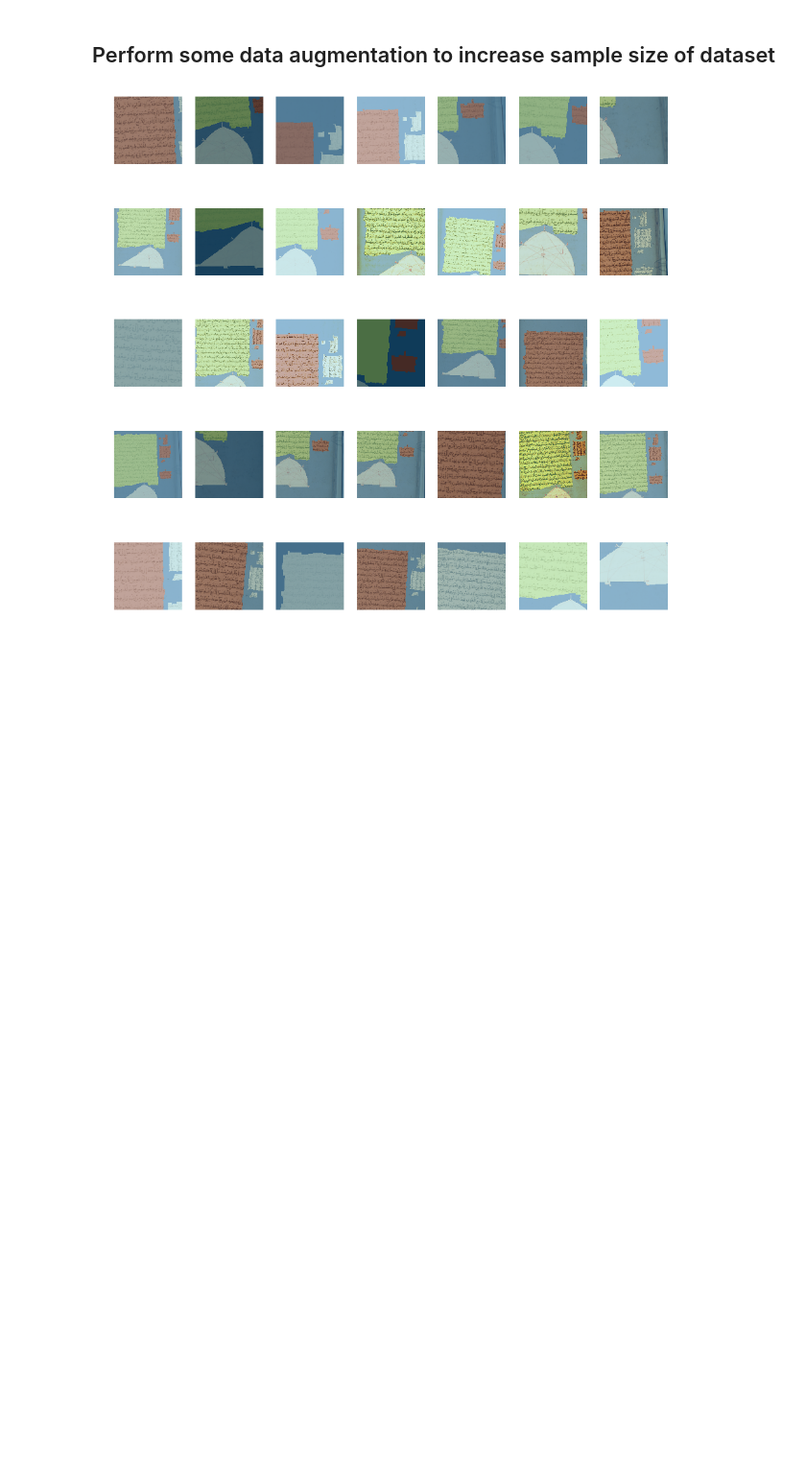
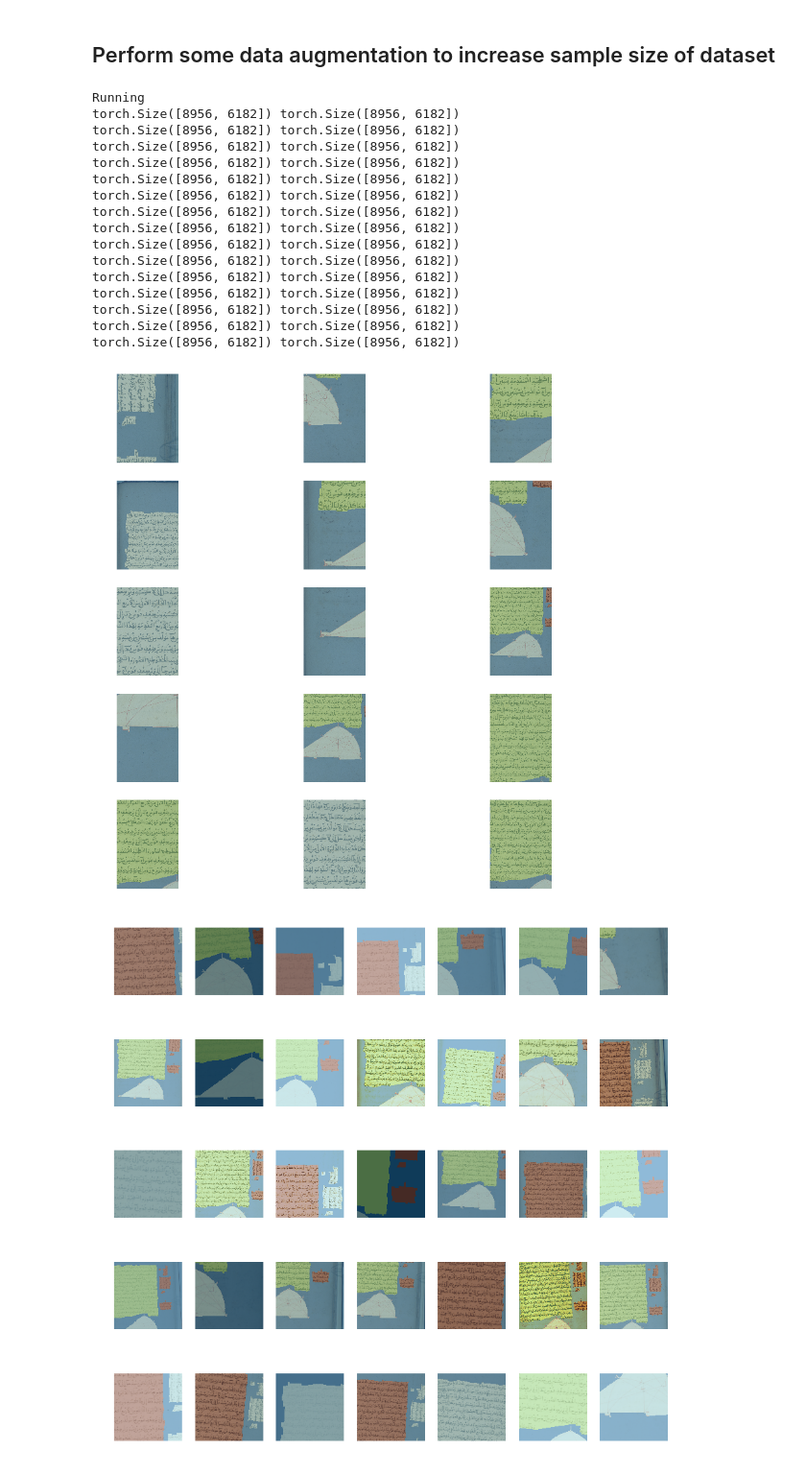
Before and after one commit to uwaisiqbal/RASM2019, a Jupyter notebook: notebooks/Data Augmentation.ipynb, the cells around one changed output. Shown at 96% size. Saved outputs shown, nothing was run; the diff lists cells and outputs as text; code cells hidden in the pictures; blank space fills up the shorter version.

```diff
--- a/notebooks/Data Augmentation.ipynb
+++ b/notebooks/Data Augmentation.ipynb
@@ -27,5 +27,34 @@ def get_path_to_mask(filename):
 # %% [markdown]
 ## Perform some data augmentation to increase sample size of dataset
+# %%
+print('Running')
+tfms = zoom_crop(scale=(1., 3.0), do_rand=True)
+_, axs = plt.subplots(5, 3, figsize=(15,15))
+img = open_image(data_path / 'raw_data' / 'image_files' / 'Add MS 7474_0043.tif')
+mask = open_mask(get_path_to_mask('Add MS 7474_0043'))
+for ax in axs.flatten():
+    aug_img = img.apply_tfms(tfms[0], resize_method=ResizeMethod.CROP)
+    aug_mask = mask.apply_tfms(tfms[0], resize_method=ResizeMethod.CROP, do_resolve=False)
+    print(aug_img.size, aug_mask.size)
+    aug_img.show(ax=ax, y=aug_mask)
+# %% [output]
+Running
+torch.Size([8956, 6182]) torch.Size([8956, 6182])
+torch.Size([8956, 6182]) torch.Size([8956, 6182])
+torch.Size([8956, 6182]) torch.Size([8956, 6182])
+torch.Size([8956, 6182]) torch.Size([8956, 6182])
+torch.Size([8956, 6182]) torch.Size([8956, 6182])
+torch.Size([8956, 6182]) torch.Size([8956, 6182])
+torch.Size([8956, 6182]) torch.Size([8956, 6182])
+torch.Size([8956, 6182]) torch.Size([8956, 6182])
+torch.Size([8956, 6182]) torch.Size([8956, 6182])
+torch.Size([8956, 6182]) torch.Size([8956, 6182])
+torch.Size([8956, 6182]) torch.Size([8956, 6182])
+torch.Size([8956, 6182]) torch.Size([8956, 6182])
+torch.Size([8956, 6182]) torch.Size([8956, 6182])
+torch.Size([8956, 6182]) torch.Size([8956, 6182])
+torch.Size([8956, 6182]) torch.Size([8956, 6182])
+[figure, added]
 # %%
 tfms = get_transforms(do_flip=False, max_rotate=5, max_zoom=3.0, max_lighting=0.5, max_warp=None, p_affine=1.0)
 _, axs = plt.subplots(5, 7, figsize=(15,15))
```
Also changed, not shown: parts of 8 cells of this notebook, 4 other files.
